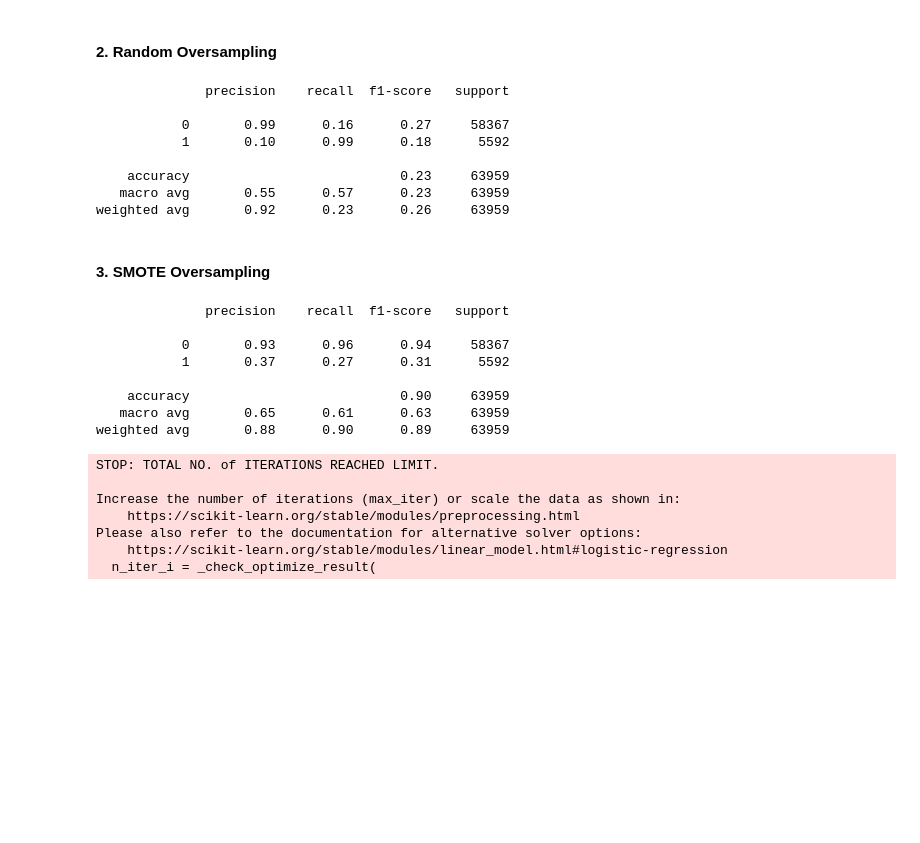
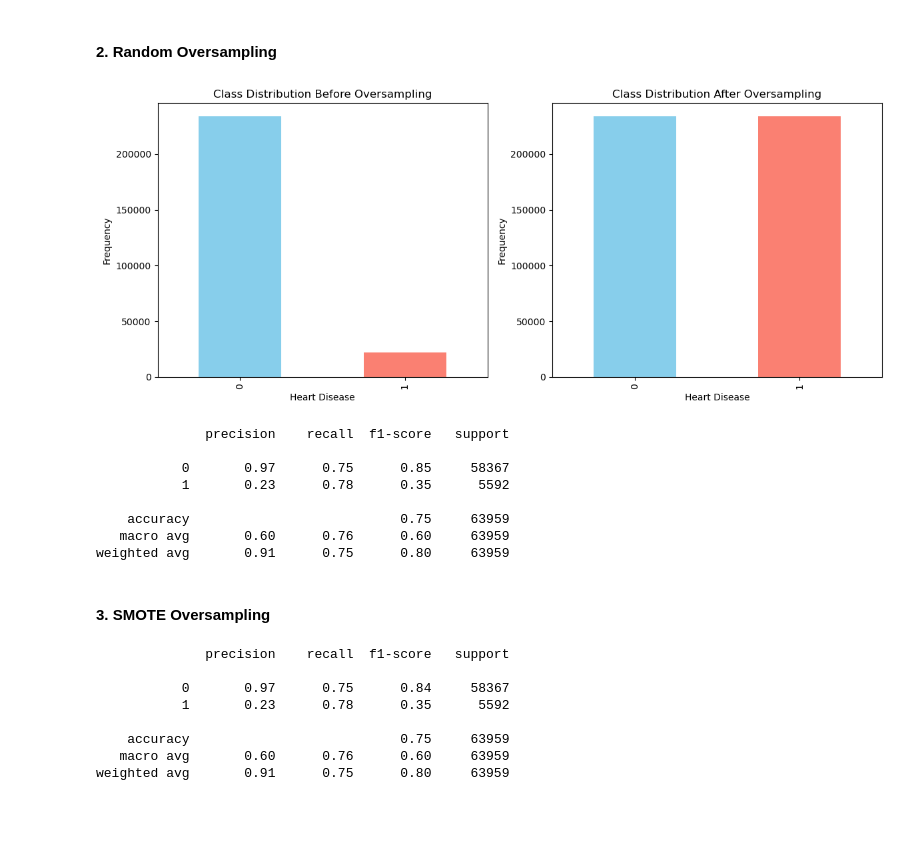
Before and after one commit to ch0min/exam_ai_ml_workspace, a Jupyter notebook: src/OLA-2/data_processing/OLA2_Heart_Disease.ipynb, the cells around one changed output. Saved outputs shown, nothing was run; the diff lists cells and outputs as text; code cells hidden in the pictures; blank space fills up the shorter version.

```diff
--- a/src/OLA-2/data_processing/OLA2_Heart_Disease.ipynb
+++ b/src/OLA-2/data_processing/OLA2_Heart_Disease.ipynb
@@ -435,46 +387,40 @@ weighted avg       0.89      0.92      0.89     63959
 # %% [markdown]
 #### 2. Random Oversampling
 # %%
-model.fit(X_train_oversampled, y_train_oversampled)
+perform_random_oversampling(log_reg_model)
 
 # Evaluate the model
-y_pred_oversampled = model.predict(X_test)
+# y_pred_oversampled = model.predict(X_test)
 
-print(classification_report(y_test, y_pred_oversampled))
+# print(classification_report(y_test, y_pred_oversampled))
 # %% [output]
+[figure, added]
               precision    recall  f1-score   support
 
-           0       0.99      0.16      0.27     58367
-           1       0.10      0.99      0.18      5592
+           0       0.97      0.75      0.85     58367
+           1       0.23      0.78      0.35      5592
 
-    accuracy                           0.23     63959
-   macro avg       0.55      0.57      0.23     63959
-weighted avg       0.92      0.23      0.26     63959
+    accuracy                           0.75     63959
+   macro avg       0.60      0.76      0.60     63959
+weighted avg       0.91      0.75      0.80     63959
 # %% [markdown]
 #### 3. SMOTE Oversampling
 # %%
-model.fit(X_train, y_train)
+perform_smote_oversampling(log_reg_model)
 
 # Evaluate the model
-y_pred_smote = model.predict(X_test_scaled)
+# y_pred_smote = log_reg_model.predict(X_test)
 
-print(classification_report(y_test, y_pred_smote))
+# print(classification_report(y_test, y_pred_smote))
 # %% [output]
               precision    recall  f1-score   support
 
-           0       0.93      0.96      0.94     58367
-           1       0.37      0.27      0.31      5592
+           0       0.97      0.75      0.84     58367
+           1       0.23      0.78      0.35      5592
 
-    accuracy                           0.90     63959
-   macro avg       0.65      0.61      0.63     63959
-weighted avg       0.88      0.90      0.89     63959
+    accuracy                           0.75     63959
+   macro avg       0.60      0.76      0.60     63959
+weighted avg       0.91      0.75      0.80     63959
-STOP: TOTAL NO. of ITERATIONS REACHED LIMIT.
-
-Increase the number of iterations (max_iter) or scale the data as shown in:
-    https://scikit-learn.org/stable/modules/preprocessing.html
-Please also refer to the documentation for alternative solver options:
-    https://scikit-learn.org/stable/modules/linear_model.html#logistic-regression
-  n_iter_i = _check_optimize_result(
 # %% [markdown]
 #
 # %% [markdown]
```
Also changed, not shown: parts of 44 cells of this notebook.
